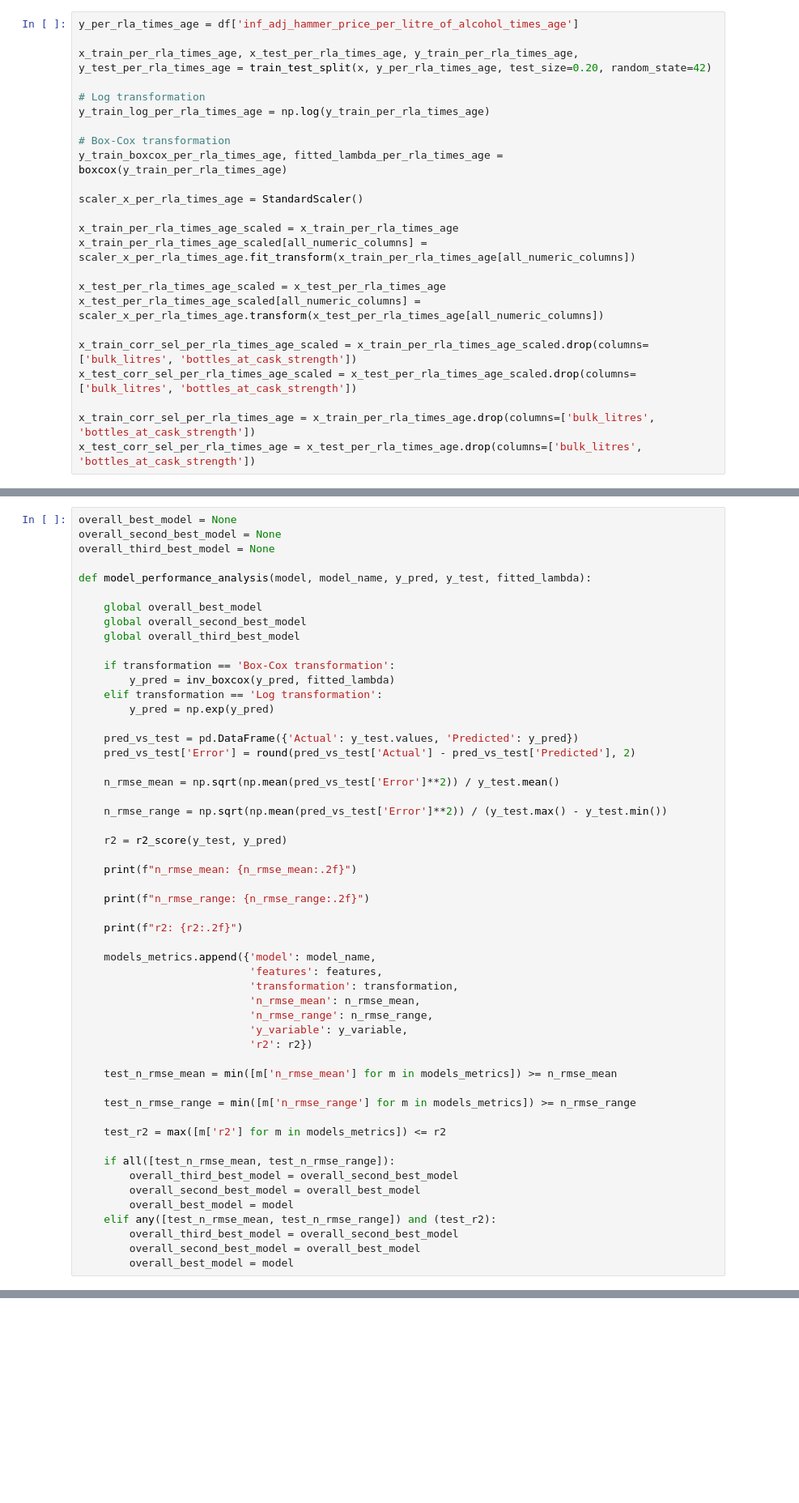
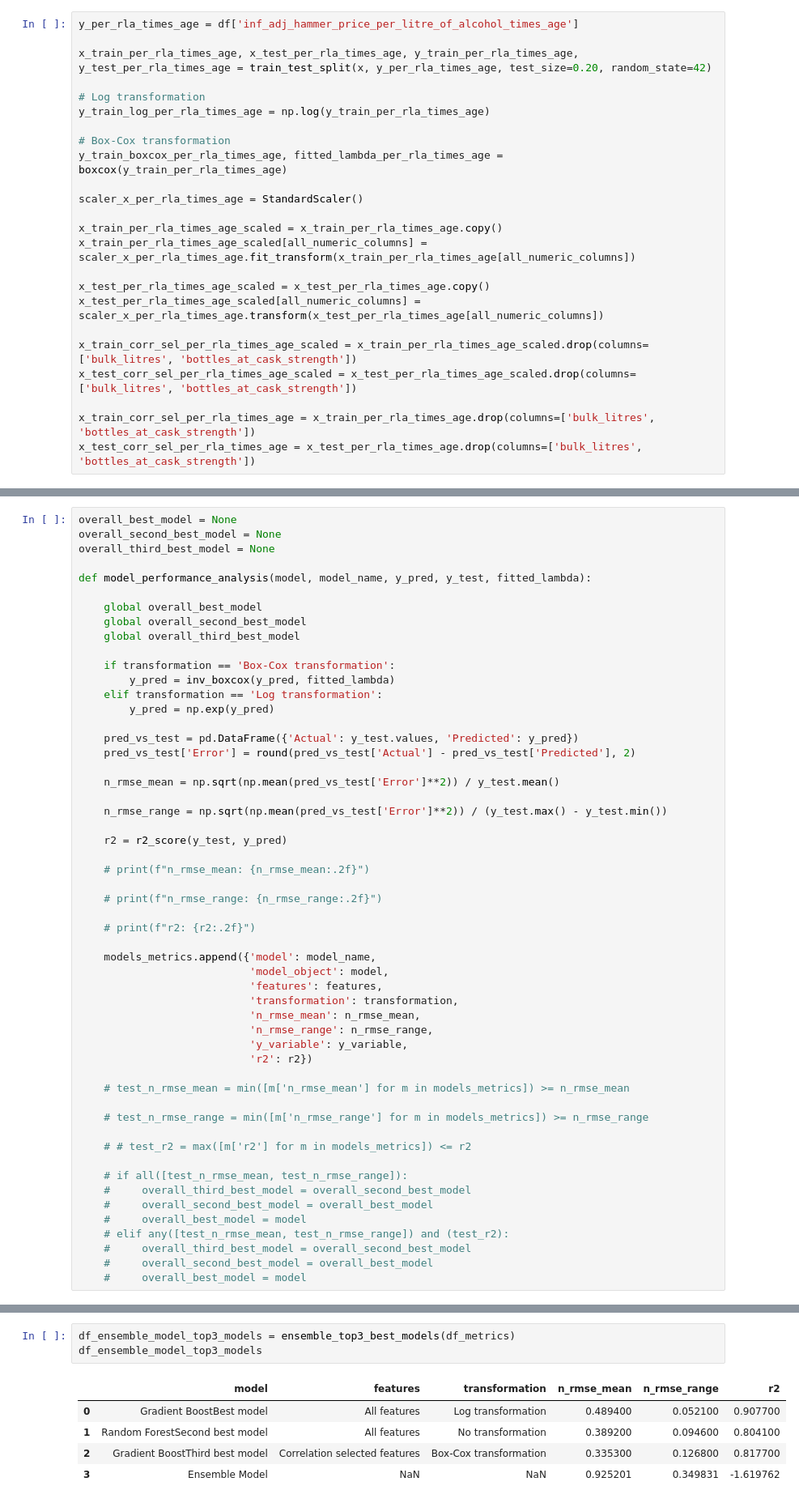
Before and after one commit to joaopaivaa/Cask-Worth, a Jupyter notebook: model.ipynb, the cells around one changed output, grey strips where cells are left out. Shown at 81% size. Cells and saved outputs as stored; diff of their text form; blank space fills up the shorter version.

```diff
--- a/model.ipynb
+++ b/model.ipynb
@@ -379,10 +379,10 @@ y_train_boxcox_per_rla_times_age, fitted_lambda_per_rla_times_age = boxcox(y_tra
 
 scaler_x_per_rla_times_age = StandardScaler()
 
-x_train_per_rla_times_age_scaled = x_train_per_rla_times_age
+x_train_per_rla_times_age_scaled = x_train_per_rla_times_age.copy()
 x_train_per_rla_times_age_scaled[all_numeric_columns] = scaler_x_per_rla_times_age.fit_transform(x_train_per_rla_times_age[all_numeric_columns])
 
-x_test_per_rla_times_age_scaled = x_test_per_rla_times_age
+x_test_per_rla_times_age_scaled = x_test_per_rla_times_age.copy()
 x_test_per_rla_times_age_scaled[all_numeric_columns] = scaler_x_per_rla_times_age.transform(x_test_per_rla_times_age[all_numeric_columns])
 
 x_train_corr_sel_per_rla_times_age_scaled = x_train_per_rla_times_age_scaled.drop(columns=['bulk_litres', 'bottles_at_cask_strength'])
@@ -8112,13 +8112,14 @@ def model_performance_analysis(model, model_name, y_pred, y_test, fitted_lambda)
 
     r2 = r2_score(y_test, y_pred)
 
-    print(f"n_rmse_mean: {n_rmse_mean:.2f}")
+    # print(f"n_rmse_mean: {n_rmse_mean:.2f}")
 
-    print(f"n_rmse_range: {n_rmse_range:.2f}")
+    # print(f"n_rmse_range: {n_rmse_range:.2f}")
 
-    print(f"r2: {r2:.2f}")
+    # print(f"r2: {r2:.2f}")
 
     models_metrics.append({'model': model_name,
+                           'model_object': model,
                            'features': features,
                            'transformation': transformation,
                            'n_rmse_mean': n_rmse_mean,
@@ -8126,20 +8127,20 @@ def model_performance_analysis(model, model_name, y_pred, y_test, fitted_lambda)
                            'y_variable': y_variable,
                            'r2': r2})
 
-    test_n_rmse_mean = min([m['n_rmse_mean'] for m in models_metrics]) >= n_rmse_mean
+    # test_n_rmse_mean = min([m['n_rmse_mean'] for m in models_metrics]) >= n_rmse_mean
 
-    test_n_rmse_range = min([m['n_rmse_range'] for m in models_metrics]) >= n_rmse_range
+    # test_n_rmse_range = min([m['n_rmse_range'] for m in models_metrics]) >= n_rmse_range
 
-    test_r2 = max([m['r2'] for m in models_metrics]) <= r2
+    # # test_r2 = max([m['r2'] for m in models_metrics]) <= r2
 
-    if all([test_n_rmse_mean, test_n_rmse_range]):
-        overall_third_best_model = overall_second_best_model
-        overall_second_best_model = overall_best_model
-        overall_best_model = model
-    elif any([test_n_rmse_mean, test_n_rmse_range]) and (test_r2):
-        overall_third_best_model = overall_second_best_model
-        overall_second_best_model = overall_best_model
-        overall_best_model = model
+    # if all([test_n_rmse_mean, test_n_rmse_range]):
+    #     overall_third_best_model = overall_second_best_model
+    #     overall_second_best_model = overall_best_model
+    #     overall_best_model = model
+    # elif any([test_n_rmse_mean, test_n_rmse_range]) and (test_r2):
+    #     overall_third_best_model = overall_second_best_model
+    #     overall_second_best_model = overall_best_model
+    #     overall_best_model = model
 # %%
 total_tests = len(y_variables) * len(x_features) * len(x_features_transformation) * 4
 finished_tests = 0
@@ -8196 +8394,10 @@ r2: 0.60
+# %%
+df_ensemble_model_top3_models = ensemble_top3_best_models(df_metrics)
+df_ensemble_model_top3_models
+# %% [output]
+|  | model | features | transformation | n_rmse_mean | n_rmse_range | r2 |
+| 0 | Gradient BoostBest model | All features | Log transformation | 0.489400 | 0.052100 | 0.907700 |
+| 1 | Random ForestSecond best model | All features | No transformation | 0.389200 | 0.094600 | 0.804100 |
+| 2 | Gradient BoostThird best model | Correlation selected features | Box-Cox transformation | 0.335300 | 0.126800 | 0.817700 |
+| 3 | Ensemble Model | NaN | NaN | 0.925201 | 0.349831 | -1.619762 |
 # %%
```
Also changed, not shown: parts of 14 cells of this notebook.
